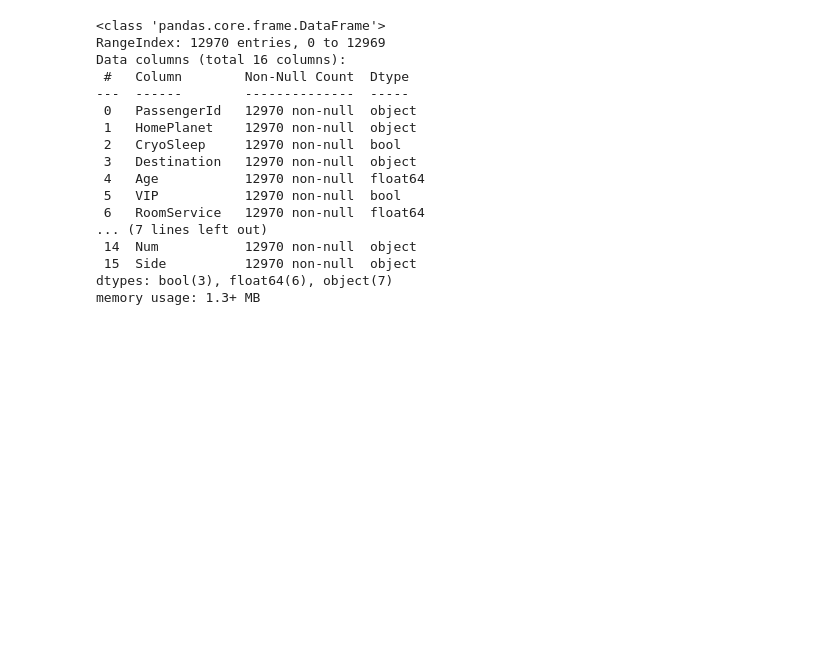
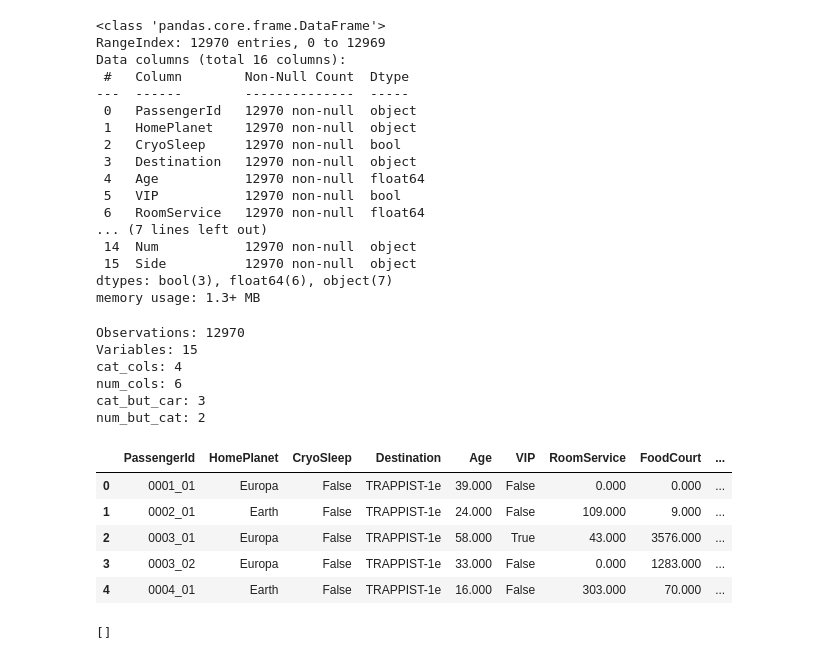
Before and after one commit to Uuranyum/Data_Science_Projects, a Jupyter notebook: spaceship-titanic.ipynb, the cells around one changed output. Cells and saved outputs as stored; diff of their text form; code cells hidden in the pictures; blank space fills up the shorter version.

```diff
--- a/spaceship-titanic.ipynb
+++ b/spaceship-titanic.ipynb
@@ -492,3 +493,29 @@ Data columns (total 16 columns):
  15  Side          12970 non-null  object
 dtypes: bool(3), float64(6), object(7)
 memory usage: 1.3+ MB
+# %%
+target_column = dff['Transported']
+dff.drop('Transported', axis=1, inplace=True)
+# %%
+cat_cols, cat_but_car, num_cols = grab_col_names(dff)
+
+def label_encoder(dataframe, binary_col):
+    labelencoder =  LabelEncoder()
+    dataframe[binary_col] = labelencoder.fittransform(dataframe[binary_col])
+    return dataframe
+# %% [output]
+Observations: 12970
+Variables: 15
+cat_cols: 4
+num_cols: 6
+cat_but_car: 3
+num_but_cat: 2
+# %%
+dff.head()
+# %% [output]
+|  | PassengerId | HomePlanet | CryoSleep | Destination | Age | VIP | RoomService | FoodCourt | ... |
+| 0 | 0001_01 | Europa | False | TRAPPIST-1e | 39.000 | False | 0.000 | 0.000 | ... |
+| 1 | 0002_01 | Earth | False | TRAPPIST-1e | 24.000 | False | 109.000 | 9.000 | ... |
+| 2 | 0003_01 | Europa | False | TRAPPIST-1e | 58.000 | True | 43.000 | 3576.000 | ... |
+| 3 | 0003_02 | Europa | False | TRAPPIST-1e | 33.000 | False | 0.000 | 1283.000 | ... |
+| 4 | 0004_01 | Earth | False | TRAPPIST-1e | 16.000 | False | 303.000 | 70.000 | ... |
@@ -494,0 +532,4 @@ memory usage: 1.3+ MB
+# %%
+binary_cols
+# %% [output]
+[]
```
Also changed, not shown: parts of 23 cells of this notebook.
